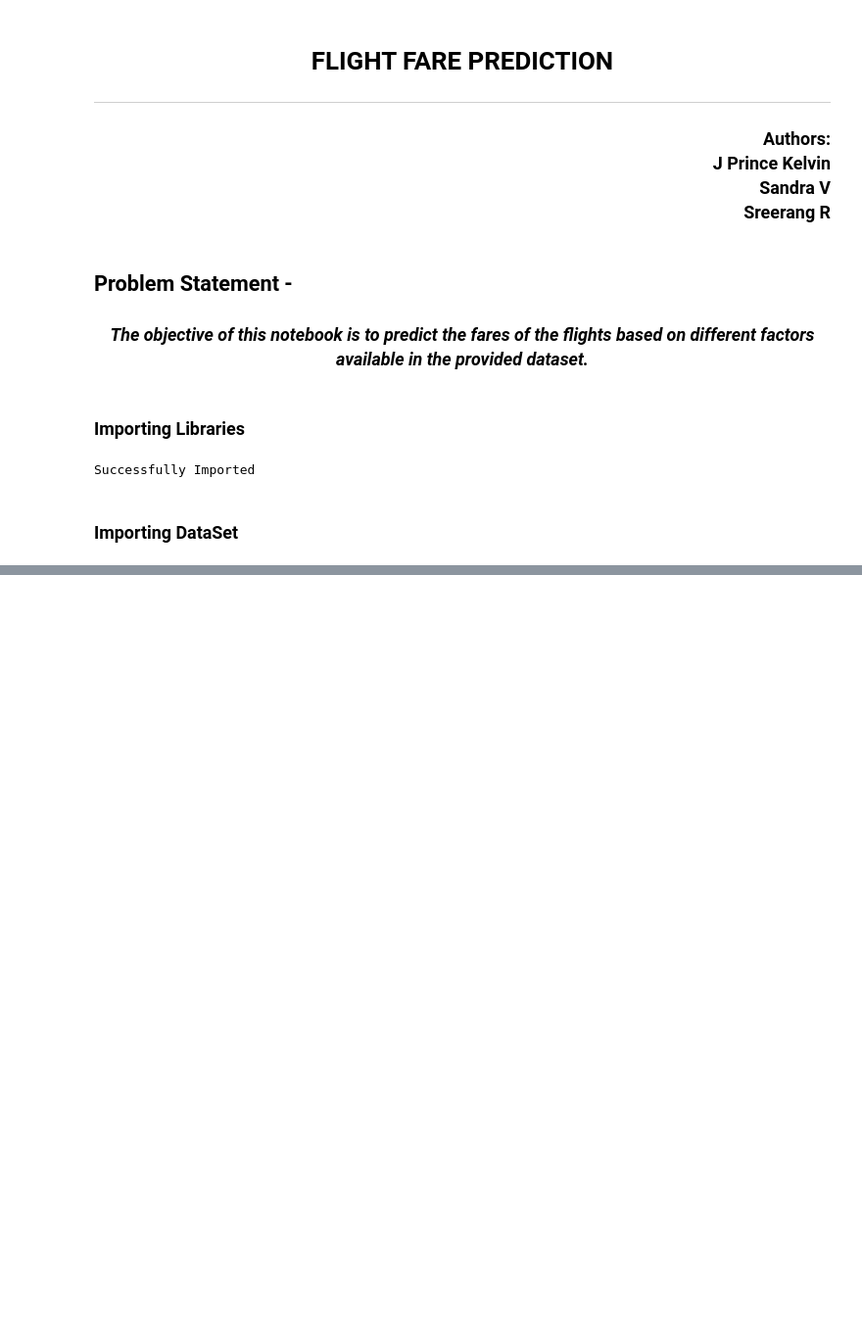
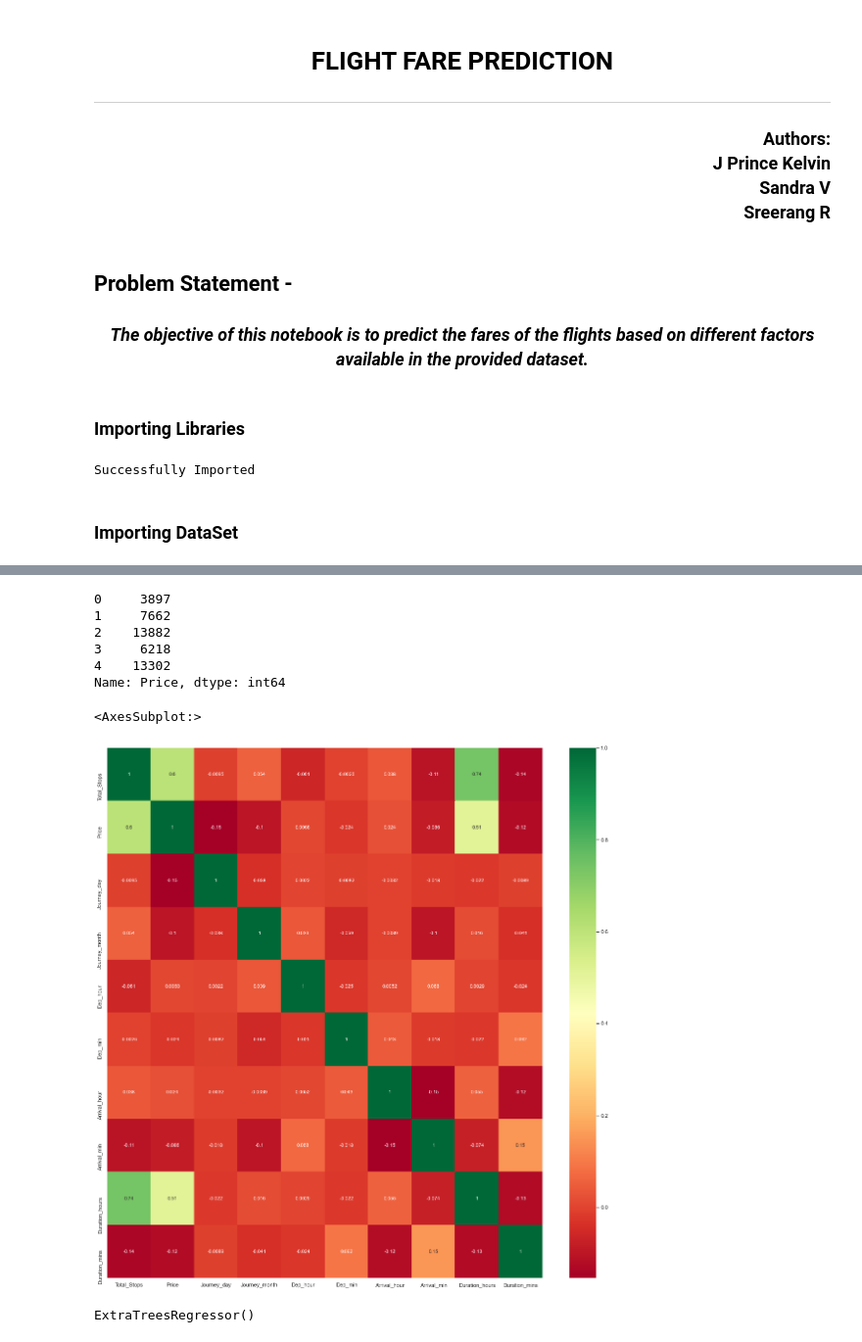
Before and after one commit to jpkelvin/Flight_Fare_Prediction, a Jupyter notebook: Flight_Fare_Prediction.ipynb, the cells around one changed output, grey strips where cells are left out. Shown at 98% size. Saved outputs shown, nothing was run; the diff lists cells and outputs as text; code cells hidden in the pictures; blank space fills up the shorter version.

```diff
--- a/Flight_Fare_Prediction.ipynb
+++ b/Flight_Fare_Prediction.ipynb
@@ -41,0 +276,2 @@ zope.interface                     5.3.0
+# %%
+train_data.drop(["Route", "Additional_Info"], axis = 1, inplace = True)
@@ -41,0 +289,2 @@ zope.interface                     5.3.0
+# %%
+train_data.replace({"non-stop": 0, "1 stop": 1, "2 stops": 2, "3 stops": 3, "4 stops": 4}, inplace = True)
@@ -41,0 +464,24 @@ zope.interface                     5.3.0
+# %%
+y = data_train.iloc[:, 1]
+y.head()
+# %% [output]
+0     3897
+1     7662
+2    13882
+3     6218
+4    13302
+Name: Price, dtype: int64
+# %%
+plt.figure(figsize = (20,20))
+sns.heatmap(train_data.corr(), annot = True, cmap = "RdYlGn")
+# %% [output]
+<AxesSubplot:>
+[figure, added]
+# %%
+# Important feature using ExtraTreesRegressor
+
+from sklearn.ensemble import ExtraTreesRegressor
+selection = ExtraTreesRegressor()
+selection.fit(X, y)
+# %% [output]
+ExtraTreesRegressor()
```
Also changed, not shown: parts of 90 cells of this notebook, 6 other files.
